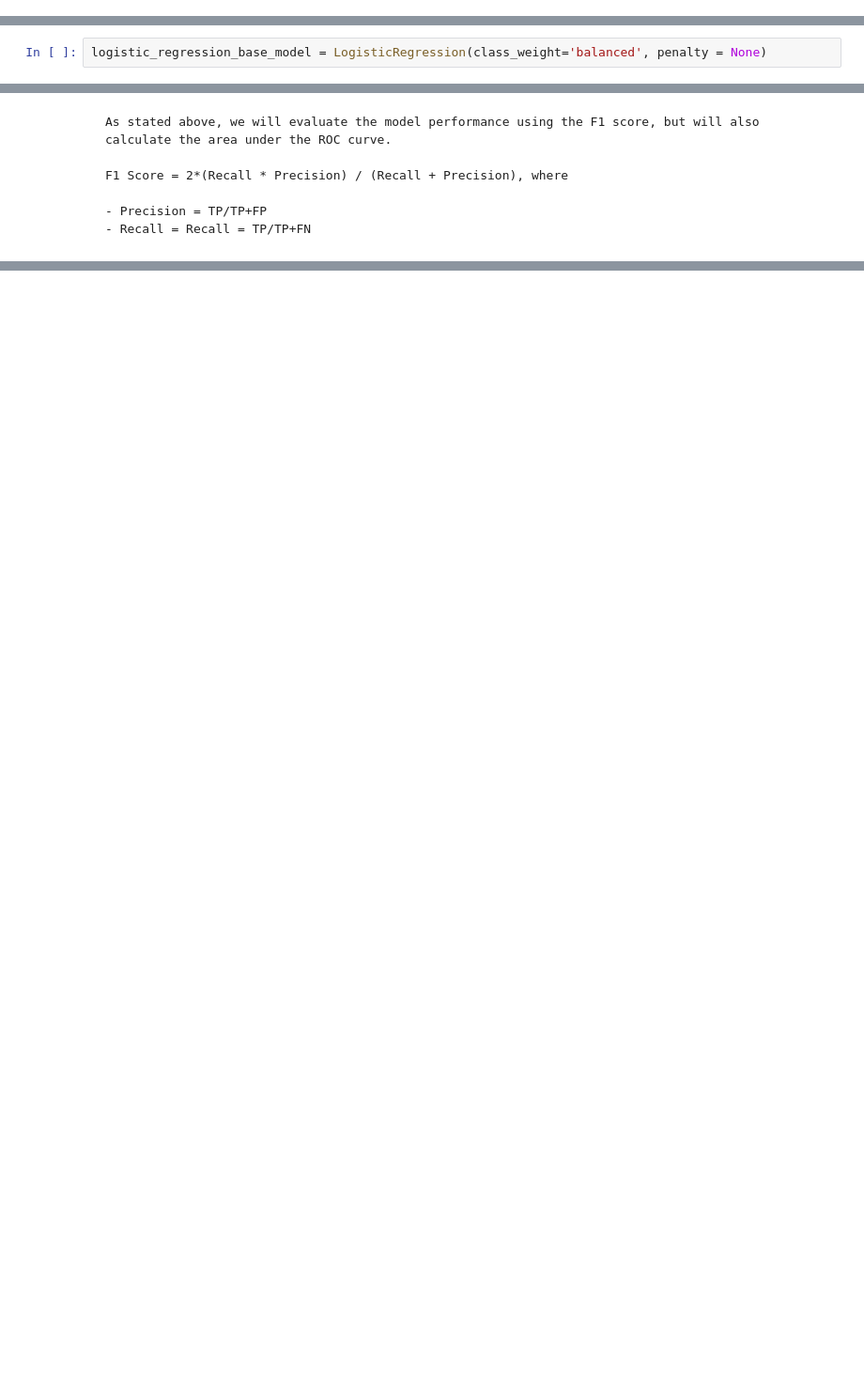
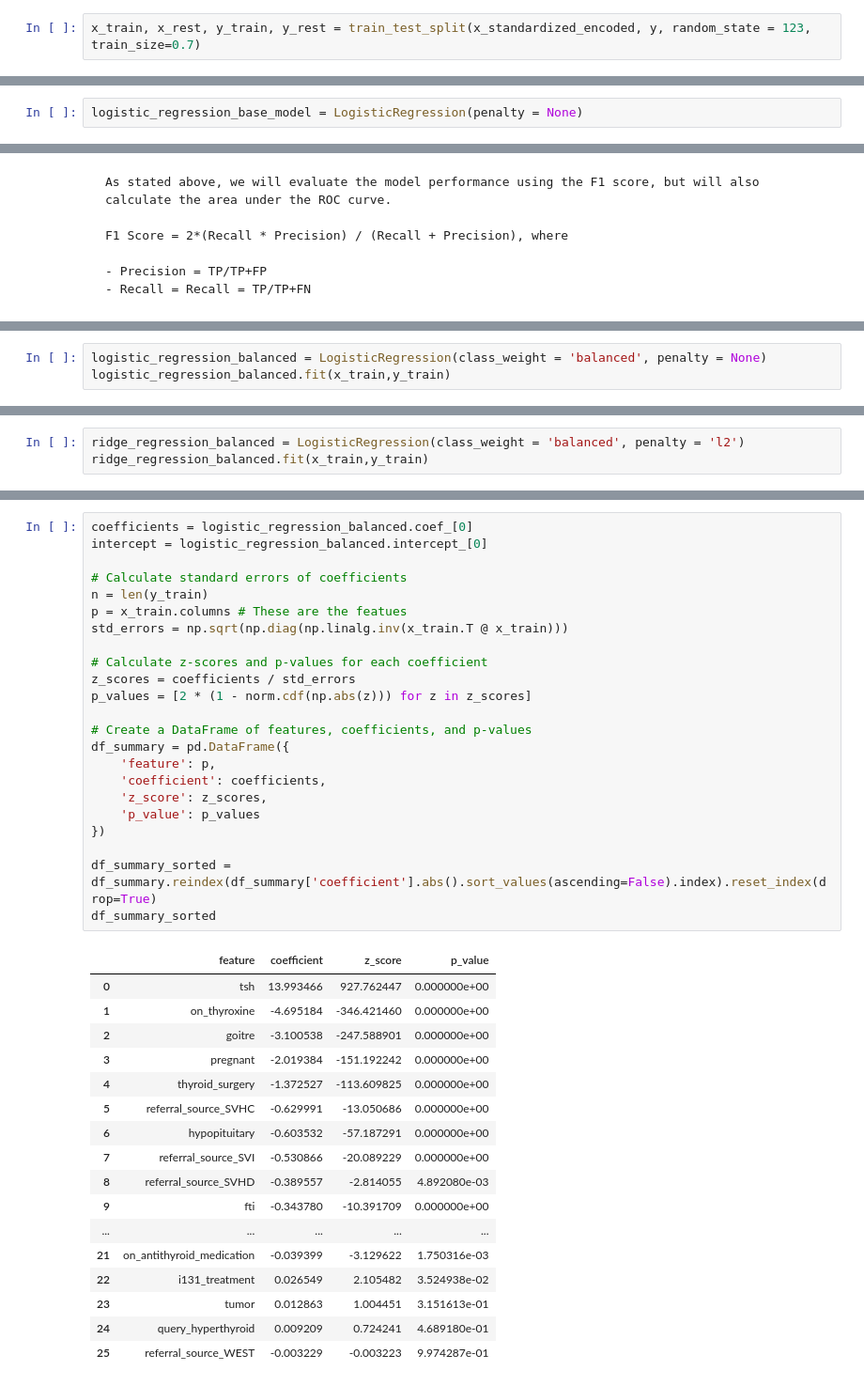
Before and after one commit to kchomakova/ai_upskill_2025_datascience, a Jupyter notebook: notebooks/Predict Hypothyroidism.ipynb, the cells around one changed output, grey strips where cells are left out. Shown at 94% size. Drawn from its saved outputs; the diff is of its cells as text; blank space fills up the shorter version.

Commit message:
Up to interpreting model results

```diff
--- a/notebooks/Predict Hypothyroidism.ipynb
+++ b/notebooks/Predict Hypothyroidism.ipynb
@@ -688,0 +679,2 @@ Name: count, dtype: int64
+# %%
+x_train, x_rest, y_train, y_rest = train_test_split(x_standardized_encoded, y, random_state = 123, train_size=0.7)
@@ -691,5 +723,5 @@ Name: count, dtype: int64
 # %%
-logistic_regression_base_model = LogisticRegression(class_weight='balanced', penalty = None)
+logistic_regression_base_model = LogisticRegression(penalty = None)
 # %%
 logistic_regression_base_model.fit(x_train,y_train)
 # %% [output]
@@ -752,0 +806,3 @@ f1 score for base model is : 0.80
+# %%
+logistic_regression_balanced = LogisticRegression(class_weight = 'balanced', penalty = None)
+logistic_regression_balanced.fit(x_train,y_train)
@@ -752,0 +831,3 @@ f1 score for base model is : 0.80
+# %%
+ridge_regression_balanced = LogisticRegression(class_weight = 'balanced', penalty = 'l2')
+ridge_regression_balanced.fit(x_train,y_train)
@@ -752,0 +884,41 @@ f1 score for base model is : 0.80
+# %%
+coefficients = logistic_regression_balanced.coef_[0]
+intercept = logistic_regression_balanced.intercept_[0]
+
+# Calculate standard errors of coefficients
+n = len(y_train)
+p = x_train.columns # These are the featues
+std_errors = np.sqrt(np.diag(np.linalg.inv(x_train.T @ x_train)))
+
+# Calculate z-scores and p-values for each coefficient
+z_scores = coefficients / std_errors
+p_values = [2 * (1 - norm.cdf(np.abs(z))) for z in z_scores]
+
+# Create a DataFrame of features, coefficients, and p-values
+df_summary = pd.DataFrame({
+    'feature': p,
+    'coefficient': coefficients,
+    'z_score': z_scores,
+    'p_value': p_values
+})
+
+df_summary_sorted = df_summary.reindex(df_summary['coefficient'].abs().sort_values(ascending=False).index).reset_index(drop=True)
+df_summary_sorted
+# %% [output]
+|  | feature | coefficient | z_score | p_value |
+| 0 | tsh | 13.993466 | 927.762447 | 0.000000e+00 |
+| 1 | on_thyroxine | -4.695184 | -346.421460 | 0.000000e+00 |
+| 2 | goitre | -3.100538 | -247.588901 | 0.000000e+00 |
+| 3 | pregnant | -2.019384 | -151.192242 | 0.000000e+00 |
+| 4 | thyroid_surgery | -1.372527 | -113.609825 | 0.000000e+00 |
+| 5 | referral_source_SVHC | -0.629991 | -13.050686 | 0.000000e+00 |
+| 6 | hypopituitary | -0.603532 | -57.187291 | 0.000000e+00 |
+| 7 | referral_source_SVI | -0.530866 | -20.089229 | 0.000000e+00 |
+| 8 | referral_source_SVHD | -0.389557 | -2.814055 | 4.892080e-03 |
+| 9 | fti | -0.343780 | -10.391709 | 0.000000e+00 |
+| ... | ... | ... | ... | ... |
+| 21 | on_antithyroid_medication | -0.039399 | -3.129622 | 1.750316e-03 |
+| 22 | i131_treatment | 0.026549 | 2.105482 | 3.524938e-02 |
+| 23 | tumor | 0.012863 | 1.004451 | 3.151613e-01 |
+| 24 | query_hyperthyroid | 0.009209 | 0.724241 | 4.689180e-01 |
+| 25 | referral_source_WEST | -0.003229 | -0.003223 | 9.974287e-01 |
```
Also changed, not shown: parts of 42 cells of this notebook.
